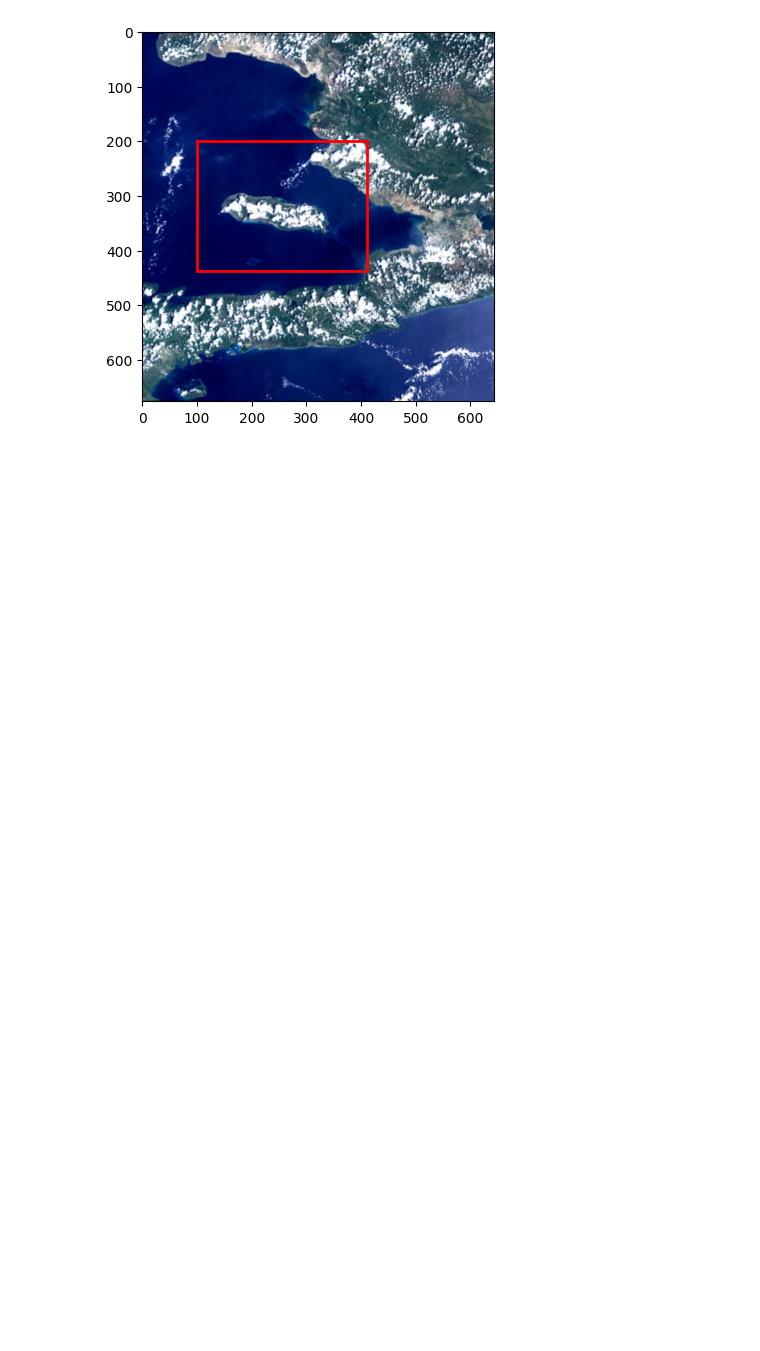
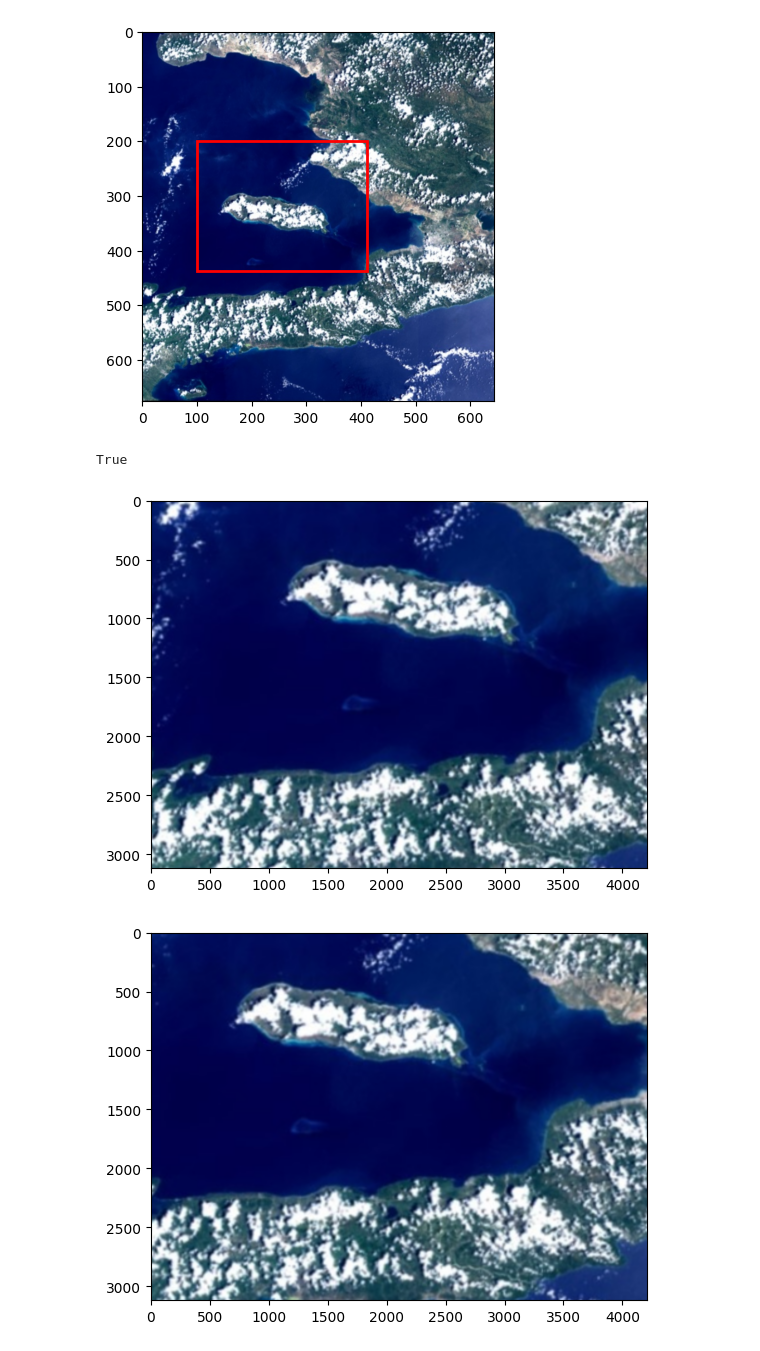
Before and after one commit to cmu-argus-1/vision, a Jupyter notebook: landsat-playground/camera-frame-vs-landsat-frame.ipynb, the cells around one changed output. Cells and saved outputs as stored; diff of their text form; code cells hidden in the pictures; blank space fills up the shorter version.

Commit message:
preprocess to pick camera images from landsat images

```diff
--- a/landsat-playground/camera-frame-vs-landsat-frame.ipynb
+++ b/landsat-playground/camera-frame-vs-landsat-frame.ipynb
@@ -46,3 +46,63 @@ ax.add_patch(rect)
 plt.show()
 # %% [output]
 [figure]
+# %%
+# resize the image.png to 6509.5268 x 6656.2739
+image = cv2.imread('image.png')
+resized_image = cv2.resize(image, (6509, 6656))
+cv2.imwrite('mock_image.png', resized_image)
+# %% [output]
+True
+# %%
+# declare hardware parameters
+# camera:
+camera_swath_width = 130.185 * 1000
+camera_swath_height = 96.525 * 1000
+
+camera_image_width_pixel_num = 4208
+camera_image_height_pixel_num = 3120
+# landsat:
+# landsat swath is calculated based on landsat gsd and given landsat image size
+landsat_gsd = 30
+
+# create a function to pick camera images from the Landsat image
+def pick_camera_images(landsat_image = "./image.png", num = 1):
+    # load the landsat image
+    image = plt.imread(landsat_image)
+    # get the landsat image size
+    landsat_height, landsat_width = image.shape[0], image.shape[1]
+    # calculate the landsat swath
+    landsat_swath_width = landsat_width * landsat_gsd
+    landsat_swath_height = landsat_height * landsat_gsd
+    # calculate the pixels needed for the camera image
+    lansat_camera_width_num_pixels = int(camera_swath_width / landsat_swath_width * landsat_width)
+    lansat_camera_height_num_pixels = int(camera_swath_height / landsat_swath_height * landsat_height)
+    # create a list to store the camera images
+    camera_images = []
+    # loop through the number of camera images
+    for i in range(num):
+        # pick a random portion of the landsat image as the camera image
+        # pick a random start point
+        start_point_x = np.random.randint(0, landsat_width - lansat_camera_width_num_pixels)
+        start_point_y = np.random.randint(0, landsat_height - lansat_camera_height_num_pixels)
+        # pick the camera image
+        # print(start_point_x, start_point_y)
+        # print(lansat_camera_height_num_pixels, lansat_camera_width_num_pixels)
+        camera_image = image[start_point_y:start_point_y + lansat_camera_height_num_pixels, start_point_x:start_point_x + lansat_camera_width_num_pixels]
+        # resize the camera image to the camera image size
+        camera_image = cv2.resize(camera_image, (camera_image_width_pixel_num, camera_image_height_pixel_num))
+        # add the camera image to the list
+        camera_images.append(camera_image)
+    return camera_images
+
+# pick 2 camera images from the landsat image
+num_camera_images = 2
+camera_images = pick_camera_images(landsat_image = "./mock_image.png", num = num_camera_images)
+# plot and save the camera images
+for i in range(num_camera_images):
+    plt.imshow(camera_images[i])
+    plt.savefig("./camera_image_" + str(i) + ".png")
+    plt.show()
+# %% [output]
+[figure, added]
+[figure, added]
```
Also changed, not shown: 1 other file.
